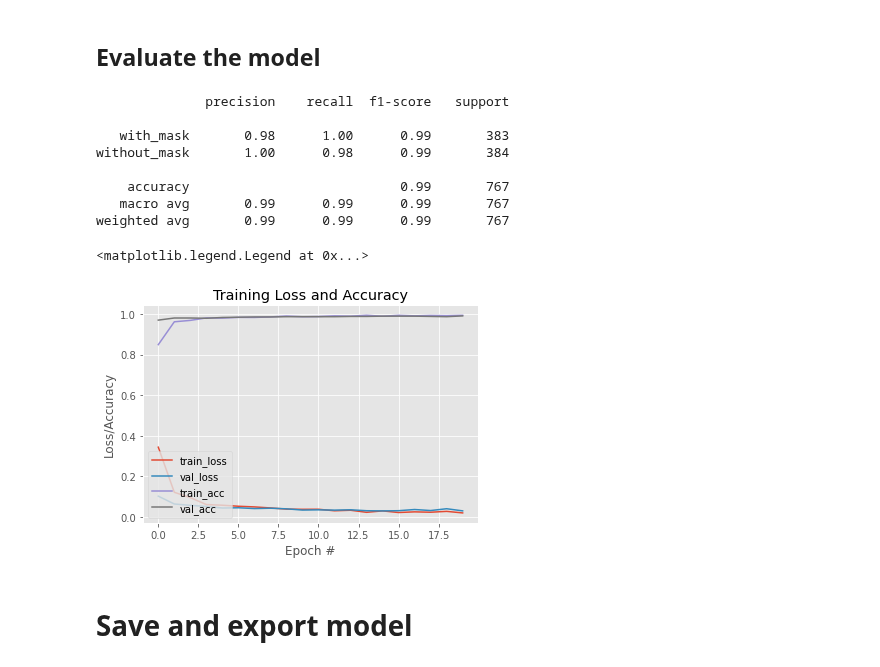
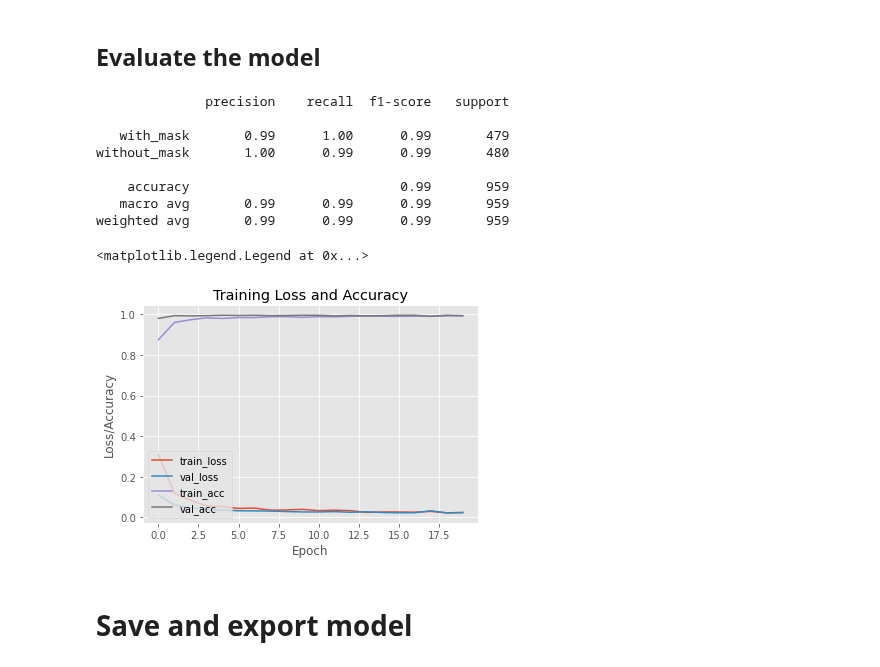
Before and after one commit to aaneloy/Face-Mask-Detection-in-Web-Browser, a Jupyter notebook: notebooks/train_model.ipynb, the cells around one changed output. Drawn from its saved outputs; the diff is of its cells as text; code cells hidden in the pictures.

```diff
--- a/notebooks/train_model.ipynb
+++ b/notebooks/train_model.ipynb
@@ -73,7 +84,7 @@ labels = to_categorical(labels)
 
 from sklearn.model_selection import train_test_split
 
-TEST_SIZE = 0.20
+TEST_SIZE = 0.25
 (trainX, testX, trainY, testY) = train_test_split(data, labels,
                                                   test_size=TEST_SIZE, stratify=labels, random_state=42)
 # %% [markdown]
@@ -185,32 +198,32 @@ print(classification_report(testY.argmax(axis=1), predIdxs, target_names=lb.clas
 # %% [output]
               precision    recall  f1-score   support
 
-   with_mask       0.98      1.00      0.99       383
-without_mask       1.00      0.98      0.99       384
+   with_mask       0.99      1.00      0.99       479
+without_mask       1.00      0.99      0.99       480
 
-    accuracy                           0.99       767
-   macro avg       0.99      0.99      0.99       767
-weighted avg       0.99      0.99      0.99       767
+    accuracy                           0.99       959
+   macro avg       0.99      0.99      0.99       959
+weighted avg       0.99      0.99      0.99       959
 # %%
 # plot the training loss and accuracy
 
 import matplotlib.pyplot as plt
 
 plt.style.use("ggplot")
 plt.figure()
 
 plt.plot(np.arange(0, EPOCHS), H.history["loss"], label="train_loss")
 plt.plot(np.arange(0, EPOCHS), H.history["val_loss"], label="val_loss")
 plt.plot(np.arange(0, EPOCHS), H.history["accuracy"], label="train_acc")
 plt.plot(np.arange(0, EPOCHS), H.history["val_accuracy"], label="val_acc")
 
 plt.title("Training Loss and Accuracy")
-plt.xlabel("Epoch #")
+plt.xlabel("Epoch")
 plt.ylabel("Loss/Accuracy")
 plt.legend(loc="lower left")
 # %% [output]
 <matplotlib.legend.Legend at 0x...>
-[figure, old version]
+[figure, new version]
 # %% [markdown]
 # Save and export model
 # %%
```
Also changed, not shown: parts of 9 cells of this notebook.
